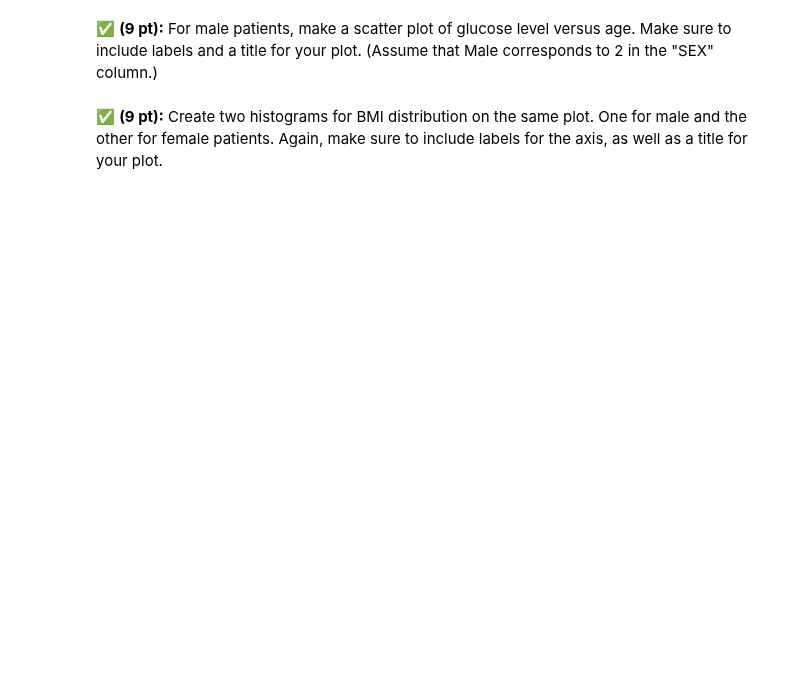
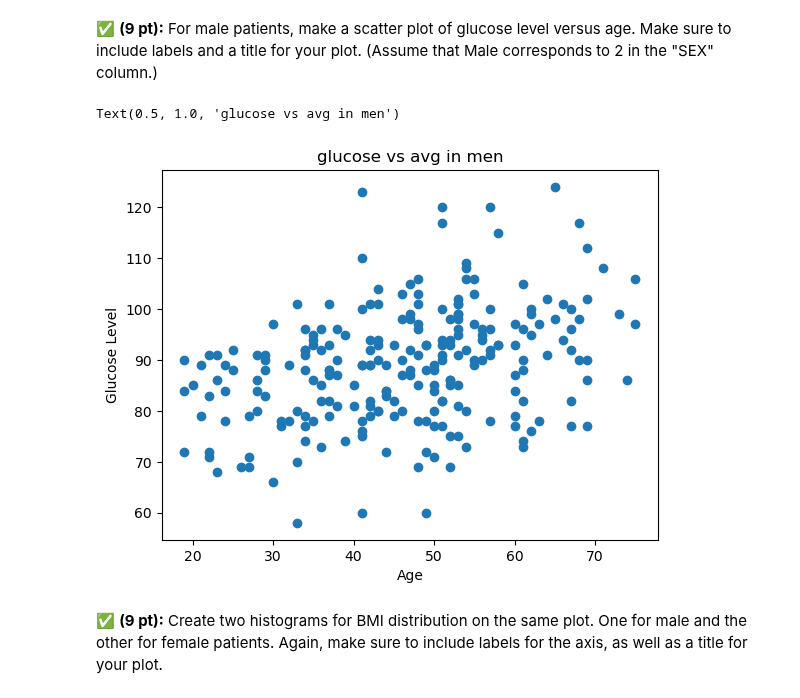
Before and after one commit to LucasClatterbaugh/cmse202-s23-turnin, a Jupyter notebook: midterm/CMSE202-Midterm-Sect001_TF_Mods-STUDENT.ipynb, the cells around one changed output. Cells and saved outputs as stored; diff of their text form; code cells hidden in the pictures; blank space fills up the shorter version.

```diff
--- a/midterm/CMSE202-Midterm-Sect001_TF_Mods-STUDENT.ipynb
+++ b/midterm/CMSE202-Midterm-Sect001_TF_Mods-STUDENT.ipynb
@@ -71,2 +89,4 @@ If everything went as intended, the file should now show up on your GitHub accou
 # %%
 ## put your code here
+df = pd.read_csv('SAS.csv')
+df
@@ -74,3 +108,5 @@ If everything went as intended, the file should now show up on your GitHub accou
 &#9989; **(3 pt):** This dataset contains a column that we won't need. Drop the last column from this dataset.
 # %%
 ## put your code here
+df = df.iloc[:,:-1]
+df
@@ -80,0 +129,7 @@ If everything went as intended, the file should now show up on your GitHub accou
+# %%
+masksex1 = df.mask(df['SEX']==1)
+masksex1 = masksex1.dropna()
+
+masksex2 = df.mask(df['SEX']==2)
+masksex2 = masksex2.dropna()
+masksex1.describe()
@@ -85,2 +160,12 @@ If everything went as intended, the file should now show up on your GitHub accou
+# %%
+glucose = masksex2['Glucose']
+age = masksex2['AGE']
+plt.scatter(age,glucose)
+plt.xlabel('Age')
+plt.ylabel('Glucose Level')
+plt.title('glucose vs avg in men')
+# %% [output]
+Text(0.5, 1.0, 'glucose vs avg in men')
+[figure, added]
 # %% [markdown]
 &#9989; **(9 pt):** Create two histograms for BMI distribution on the same plot. One for male and the other for female patients. Again, make sure to include labels for the axis, as well as a title for your plot.
```
Also changed, not shown: parts of 15 cells of this notebook.
